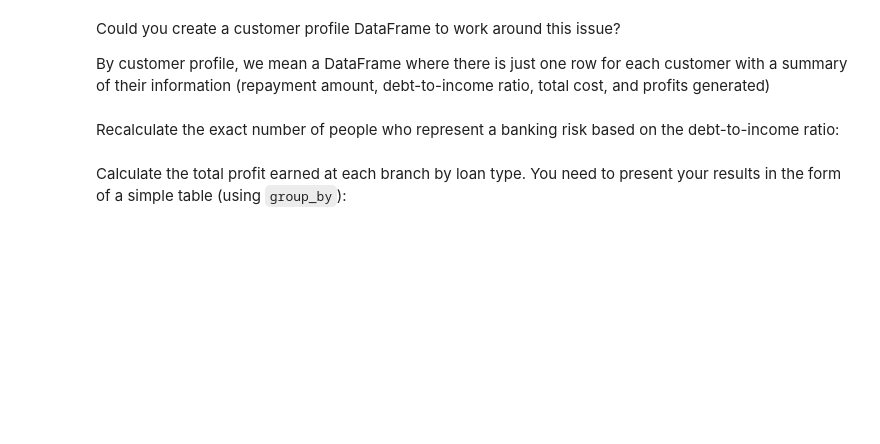
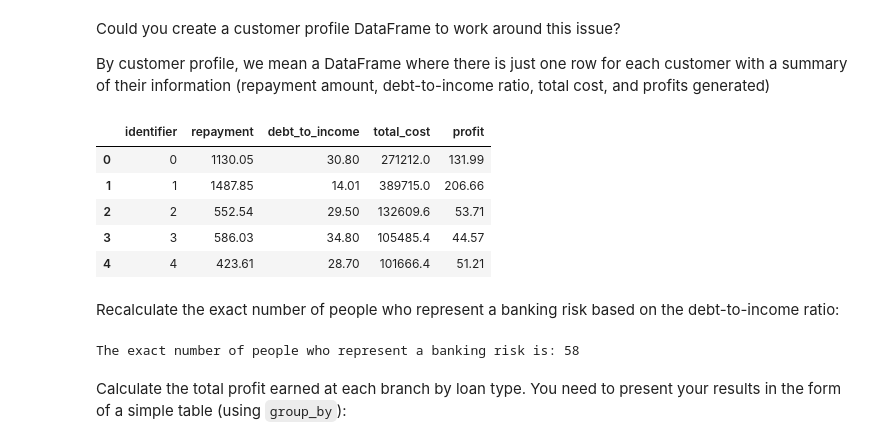
Before and after one commit to HafisMamoun/Open-ClassroomProjectVersion2, a Jupyter notebook: notebooks/P2/P2C4 - Aggregate Data Using Pandas.ipynb, the cells around one changed output. Cells and saved outputs as stored; diff of their text form; code cells hidden in the pictures; blank space fills up the shorter version.

```diff
--- a/notebooks/P2/P2C4 - Aggregate Data Using Pandas.ipynb
+++ b/notebooks/P2/P2C4 - Aggregate Data Using Pandas.ipynb
@@ -32,7 +39,32 @@ loans.head()
 Could you create a customer profile DataFrame to work around this issue?
 
 By customer profile, we mean a DataFrame where there is just one row for each customer with a summary of their information (repayment amount, debt-to-income ratio, total cost, and profits generated)
+# %%
+customer_profile = loans.groupby('identifier').agg(
+    repayment=('repayment', 'sum'),
+    debt_to_income=('debt_to_income', 'mean'),
+    total_cost=('total_cost', 'sum'),
+    profit=('profit', 'sum')
+).reset_index()
+
+display(customer_profile.head())
+# %% [output]
+|  | identifier | repayment | debt_to_income | total_cost | profit |
+| 0 | 0 | 1130.05 | 30.80 | 271212.0 | 131.99 |
+| 1 | 1 | 1487.85 | 14.01 | 389715.0 | 206.66 |
+| 2 | 2 | 552.54 | 29.50 | 132609.6 | 53.71 |
+| 3 | 3 | 586.03 | 34.80 | 105485.4 | 44.57 |
+| 4 | 4 | 423.61 | 28.70 | 101666.4 | 51.21 |
 # %% [markdown]
 Recalculate the exact number of people who represent a banking risk based on the debt-to-income ratio:
+# %%
+customer_profile['risk'] = 'No'
+customer_profile.loc[customer_profile['debt_to_income'] > 35, 'risk'] = 'Yes'
+
+risky_customers_count = customer_profile[customer_profile['risk'] == 'Yes'].shape[0]
+
+print(f"The exact number of people who represent a banking risk is: {risky_customers_count}")
+# %% [output]
+The exact number of people who represent a banking risk is: 58
 # %% [markdown]
 Calculate the total profit earned at each branch by loan type. You need to present your results in the form of a simple table (using `group_by`):
```
Also changed, not shown: parts of 6 cells of this notebook.
